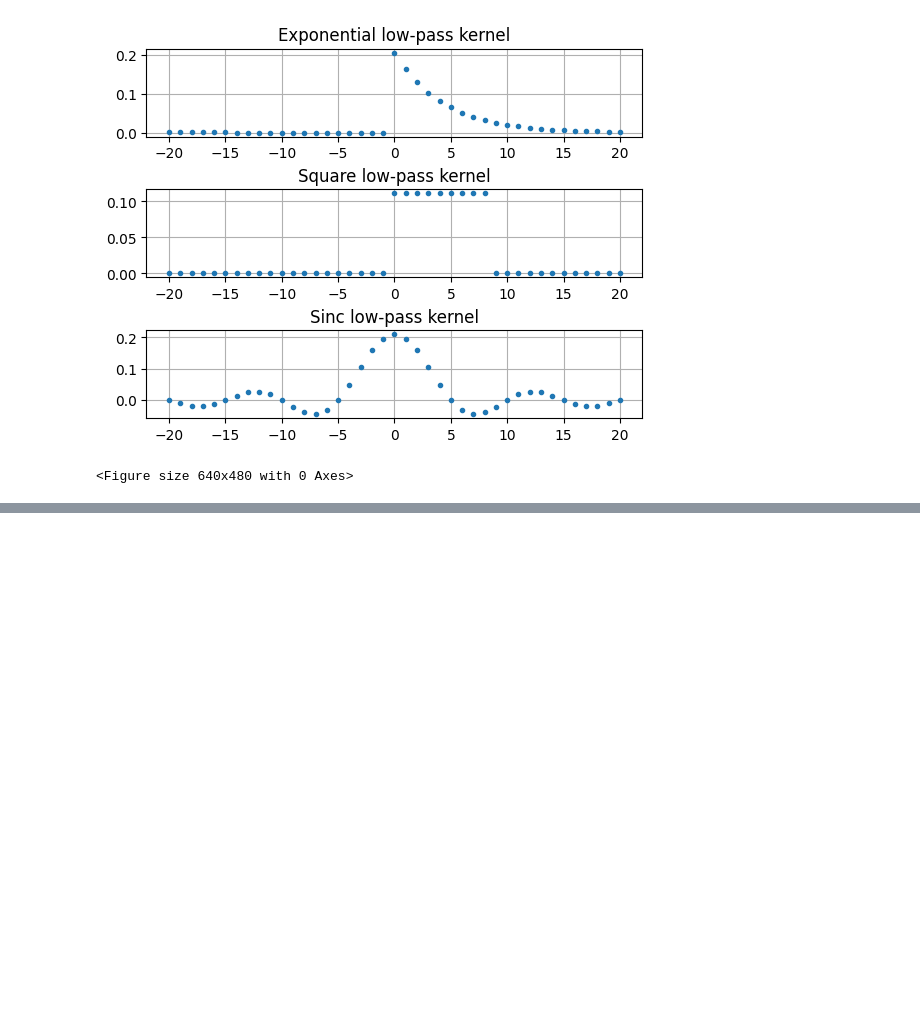
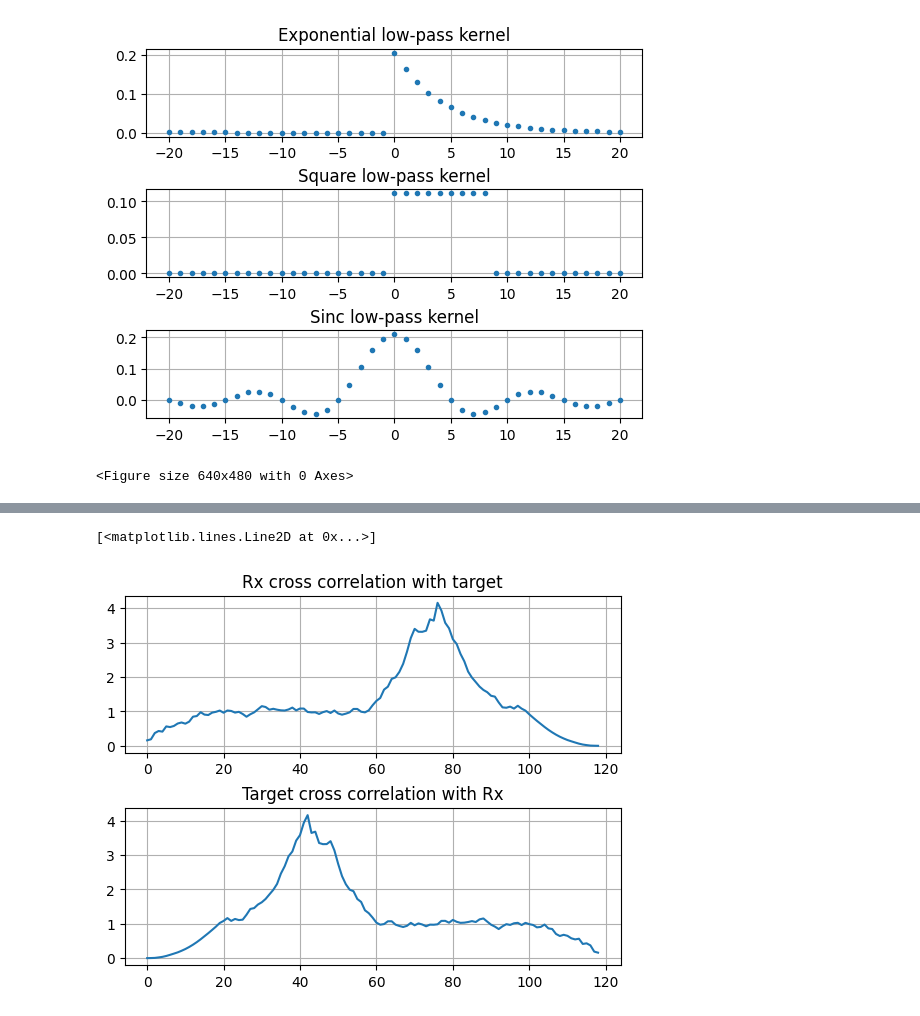
Before and after one commit to EddieCarrera/PyDSP, a Jupyter notebook: Ch7_Properties_of_Convolution.ipynb, the cells around one changed output, grey strips where cells are left out. Cells and saved outputs as stored; diff of their text form; code cells hidden in the pictures; blank space fills up the shorter version.

```diff
--- a/Ch7_Properties_of_Convolution.ipynb
+++ b/Ch7_Properties_of_Convolution.ipynb
@@ -218,0 +239,15 @@ background. The similar mathematics is only a convenient coincidence.
+# %%
+xCorr_t_rx = signal.correlate(rx_signal_2d[0,:], target)
+xCorr_rx_t = signal.correlate(target, rx_signal_2d[0,:])
+
+fig,ax = plt.subplots(2)
+plt.subplots_adjust(hspace = 0.35)
+ax[0].grid(True)
+ax[0].title.set_text("Rx cross correlation with target")
+ax[0].plot(xCorr_rx_t)
+ax[1].grid(True)
+ax[1].title.set_text("Target cross correlation with Rx")
+ax[1].plot(xCorr_t_rx)
+# %% [output]
+[<matplotlib.lines.Line2D at 0x...>]
+[figure, added]
```
Also changed, not shown: parts of 5 cells of this notebook.
